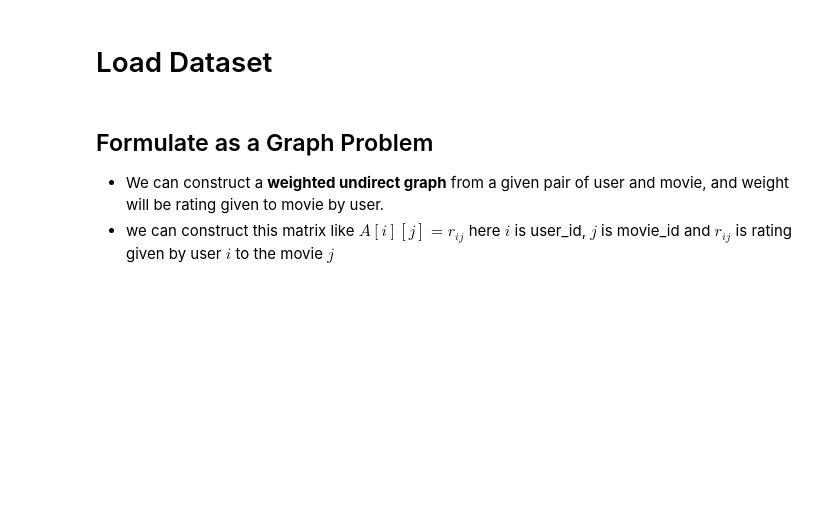
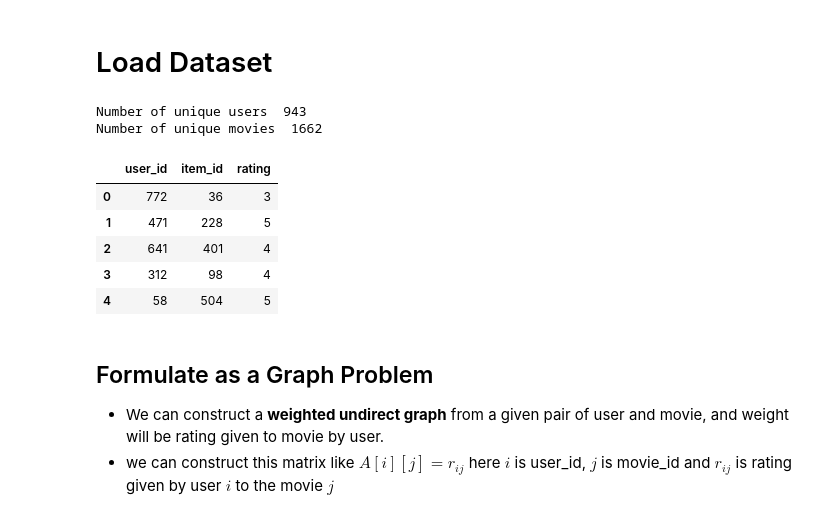
Before and after one commit to cr21/Recommender-System-Using-SGD, a Jupyter notebook: movie-recommendation.ipynb, the cells around one changed output. Drawn from its saved outputs; the diff is of its cells as text; code cells hidden in the pictures; blank space fills up the shorter version.

```diff
--- a/movie-recommendation.ipynb
+++ b/movie-recommendation.ipynb
@@ -44,14 +44,23 @@ from sklearn.ensemble import RandomForestClassifier
 # %% [markdown]
 # Load Dataset
 # %%
-ratings_df = pd.read_csv('../input/movie-rating-recommendation/ratings_train.csv')
+ratings_df = pd.read_csv('data/ratings_train.csv')
 
 unique_users = len(ratings_df['user_id'].value_counts())
 print("Number of unique users ", unique_users)
 
 unique_movies = len(ratings_df['item_id'].value_counts())
 print("Number of unique movies ", unique_movies)
 ratings_df.head()
+# %% [output]
+Number of unique users  943
+Number of unique movies  1662
+|  | user_id | item_id | rating |
+| 0 | 772 | 36 | 3 |
+| 1 | 471 | 228 | 5 |
+| 2 | 641 | 401 | 4 |
+| 3 | 312 | 98 | 4 |
+| 4 | 58 | 504 | 5 |
 # %% [markdown]
 ## Formulate as a Graph Problem
 
```
Also changed, not shown: parts of 11 cells of this notebook, 2 other files.
